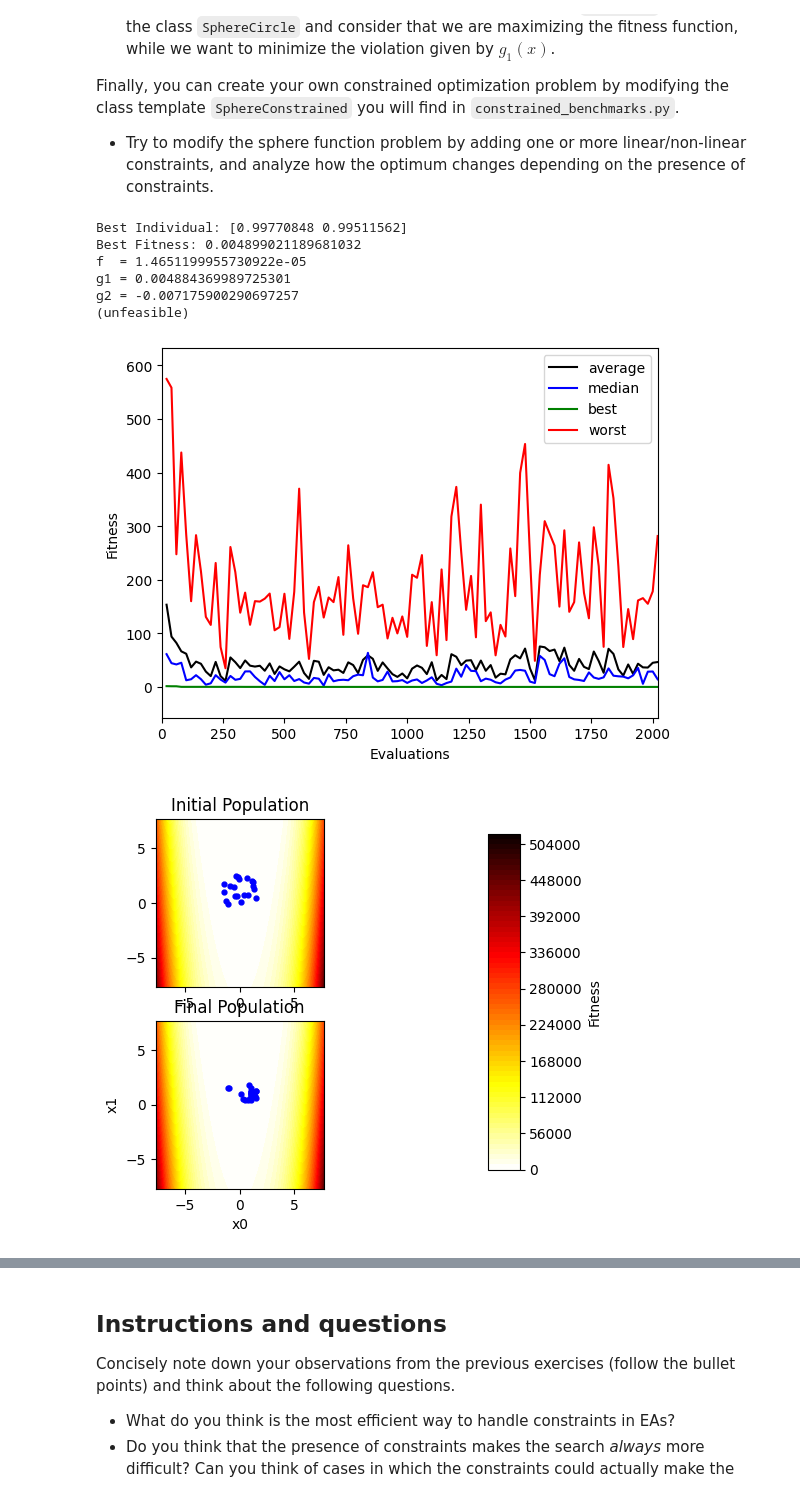
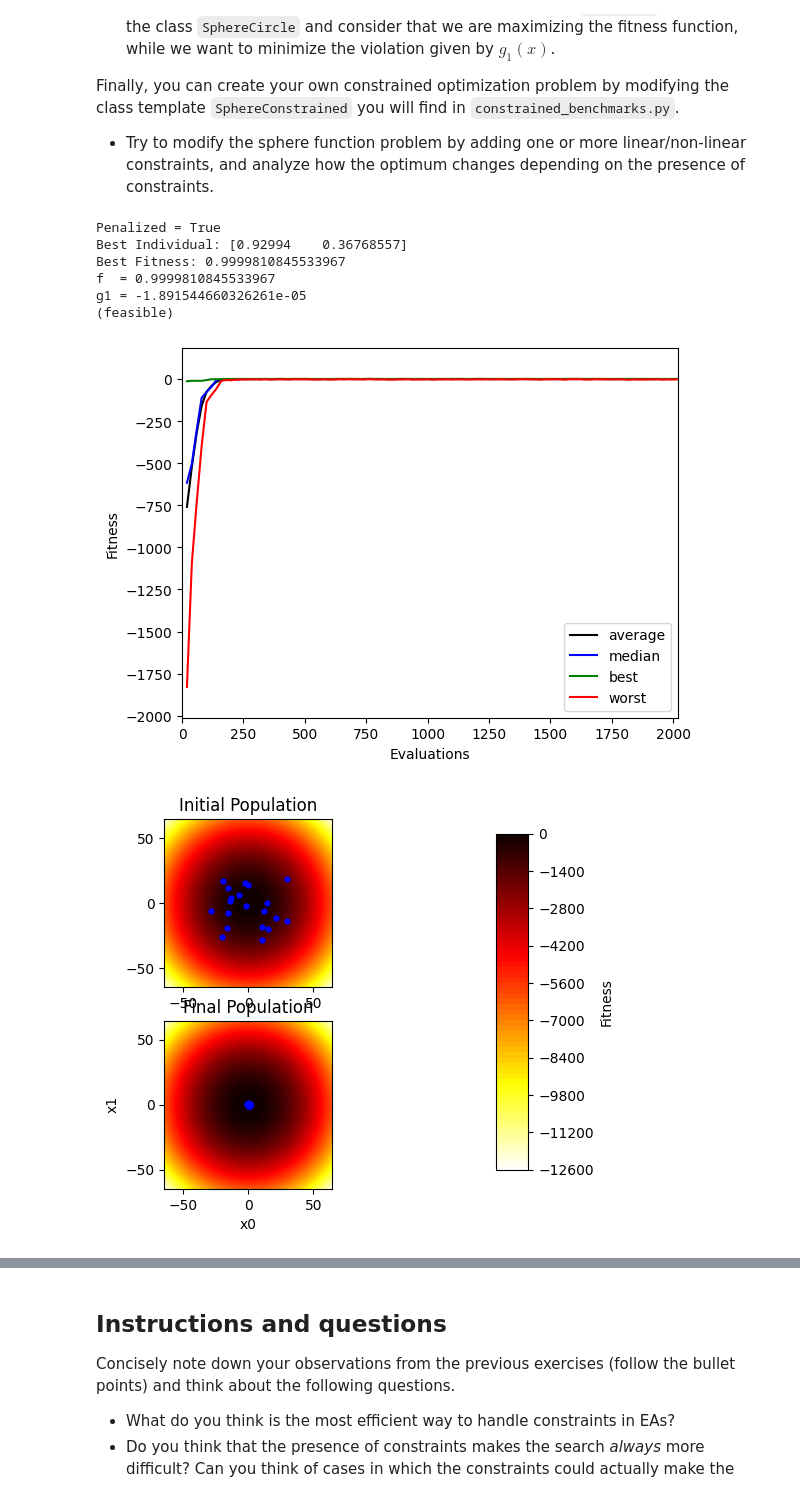
Before and after one commit to wamuumu/bio-labs, a Jupyter notebook: Lab05/Lab_05.ipynb, the cells around one changed output, grey strips where cells are left out. Cells and saved outputs as stored; diff of their text form; code cells hidden in the pictures.

```diff
--- a/Lab05/Lab_05.ipynb
+++ b/Lab05/Lab_05.ipynb
@@ -140,10 +140,12 @@ Finally, you can create your own constrained optimization problem by modifying t
 - Try to modify the sphere function problem by adding one or more linear/non-linear constraints, and analyze how the optimum changes depending on the presence of constraints.
 # %%
 #local functions
+from pylab import *
 from utils.utils_05.inspyred_utils import NumpyRandomWrapper
 from utils.utils_05 import constrained_benchmarks
 from utils.utils_05 import ga
 from inspyred import ec
+
 class SphereConstrained(constrained_benchmarks.ConstrainedBenchmark):
     def __init__(self, dimensions=2):
         constrained_benchmarks.Benchmark.__init__(self, dimensions)
@@ -219,15 +221,21 @@ args["pop_size"] = 20 # population size
 args["gaussian_stdev"] = 0.5 # Standard deviation of the Gaussian mutations
 args["mutation_rate"] = 0.5 # fraction of loci to perform mutation on
 args["tournament_size"] = 2
-args["num_elites"] = 1 # number of elite individuals to maintain in each gen
+args["num_elites"] = 1 # number of elite individuals to maintain in each generation
 
-args["problem_class"] = constrained_benchmarks.RosenbrockCubicLine
+#args["problem_class"] = constrained_benchmarks.RosenbrockCubicLine
 #args["problem_class"] = constrained_benchmarks.RosenbrockDisk
 #args["problem_class"] = constrained_benchmarks.MishraBirdConstrained
 #args["problem_class"] = constrained_benchmarks.Townsend
 #args["problem_class"] = constrained_benchmarks.Simionescu
-#args["problem_class"] = constrained_benchmarks.SphereCircle
+args["problem_class"] = constrained_benchmarks.SphereCircle
 #args["problem_class"] = SphereConstrained
+
+#constrained_benchmarks.setPenalty(False)
+constrained_benchmarks.setPenalty(True)
+
+# print the usePenalty variable from constrained_benchmarks.py
+print("Penalized =", constrained_benchmarks.getPenalty())
 
 """
 -------------------------------------------------------------------------
@@ -257,38 +265,38 @@ if display :
         y = []
         c = []
         final_pop.sort()
         num_feasible = len([p for p in final_pop if p.fitness >= 0])
         feasible_count = 0
         for i, p in enumerate(final_pop):
             x.append(p.candidate[0])
             y.append(p.candidate[1])
             if i == len(final_pop) - 1:
                 c.append('r')
             elif p.fitness < 0:
                 c.append('0.98')
             else:
                 c.append(str(1 - feasible_count / float(num_feasible)))
                 feasible_count += 1
         angles = linspace(0, 2*pi, 100)
         figure(str(args["problem_class"]), figsize=(6,6))
         lower_bound_1 = constrained_benchmarks.SphereCircle(2).bounder.lower_bound[0]
         lower_bound_2 = constrained_benchmarks.SphereCircle(2).bounder.lower_bound[1]
         upper_bound_1 = constrained_benchmarks.SphereCircle(2).bounder.upper_bound[0]
         upper_bound_2 = constrained_benchmarks.SphereCircle(2).bounder.upper_bound[1]
         plot(cos(angles), sin(angles), color='b')
         plot(0, 0, color='g', marker='x')
         xlim(lower_bound_1, upper_bound_1)
         ylim(lower_bound_2, upper_bound_2)
         scatter(x, y, color=c)
 
     ioff()
     show()
 # %% [output]
-Best Individual: [0.99770848 0.99511562]
-Best Fitness: 0.004899021189681032
-f  = 1.4651199955730922e-05
-g1 = 0.004884369989725301
-g2 = -0.007175900290697257
-(unfeasible)
+Penalized = True
+Best Individual: [0.92994    0.36768557]
+Best Fitness: 0.9999810845533967
+f  = 0.9999810845533967
+g1 = -1.891544660326261e-05
+(feasible)
-[figure, old version]
+[figure, new version]
-[figure, old version]
+[figure, new version]
```
Also changed, not shown: parts of 1 cell of this notebook, 2 other files.
